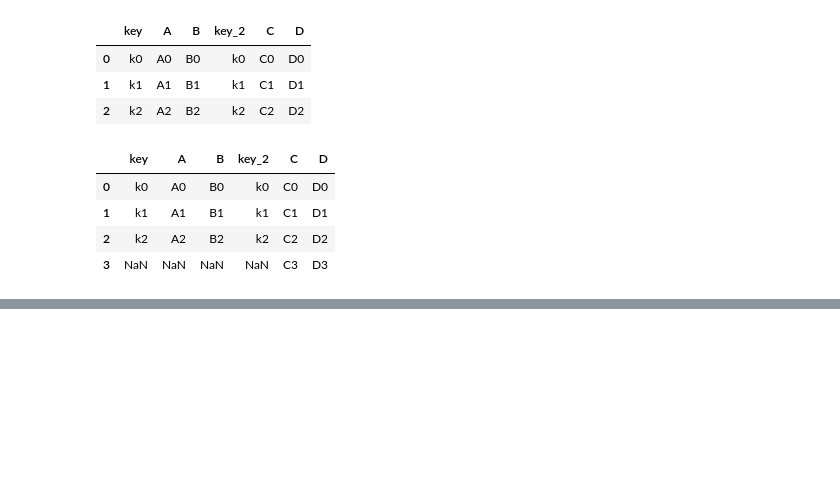
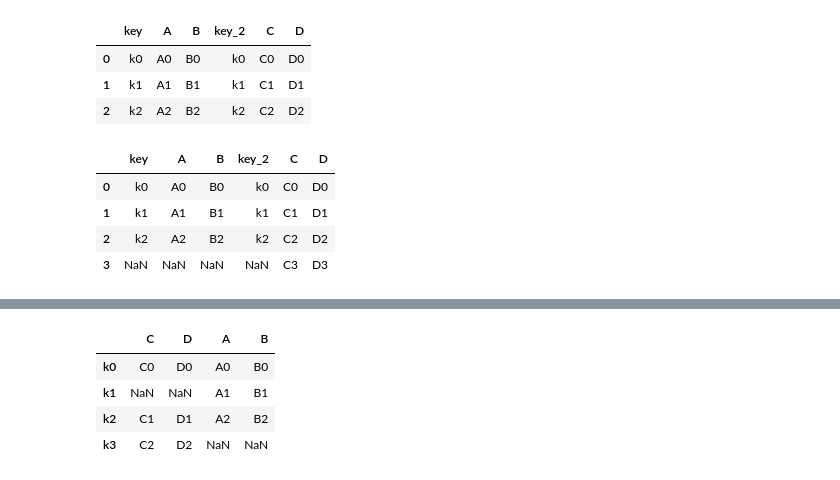
Before and after one commit to dhduartea/Curso_de_Manipulaci-n_Transformaci-n_de_Datos_con_Pandas_NumPy, a Jupyter notebook: 10_funciones_principales_pandas.ipynb, the cells around one changed output, grey strips where cells are left out. Cells and saved outputs as stored; diff of their text form; code cells hidden in the pictures; blank space fills up the shorter version.

```diff
--- a/10_funciones_principales_pandas.ipynb
+++ b/10_funciones_principales_pandas.ipynb
@@ -531,0 +576,8 @@ izq.merge(der, left_on = 'key', right_on='key_2',how='right')
+# %%
+der.join(izq, how = 'outer')
+# %% [output]
+|  | C | D | A | B |
+| k0 | C0 | D0 | A0 | B0 |
+| k1 | NaN | NaN | A1 | B1 |
+| k2 | C1 | D1 | A2 | B2 |
+| k3 | C2 | D2 | NaN | NaN |
```
Also changed, not shown: parts of 25 cells of this notebook, 1 other file.
